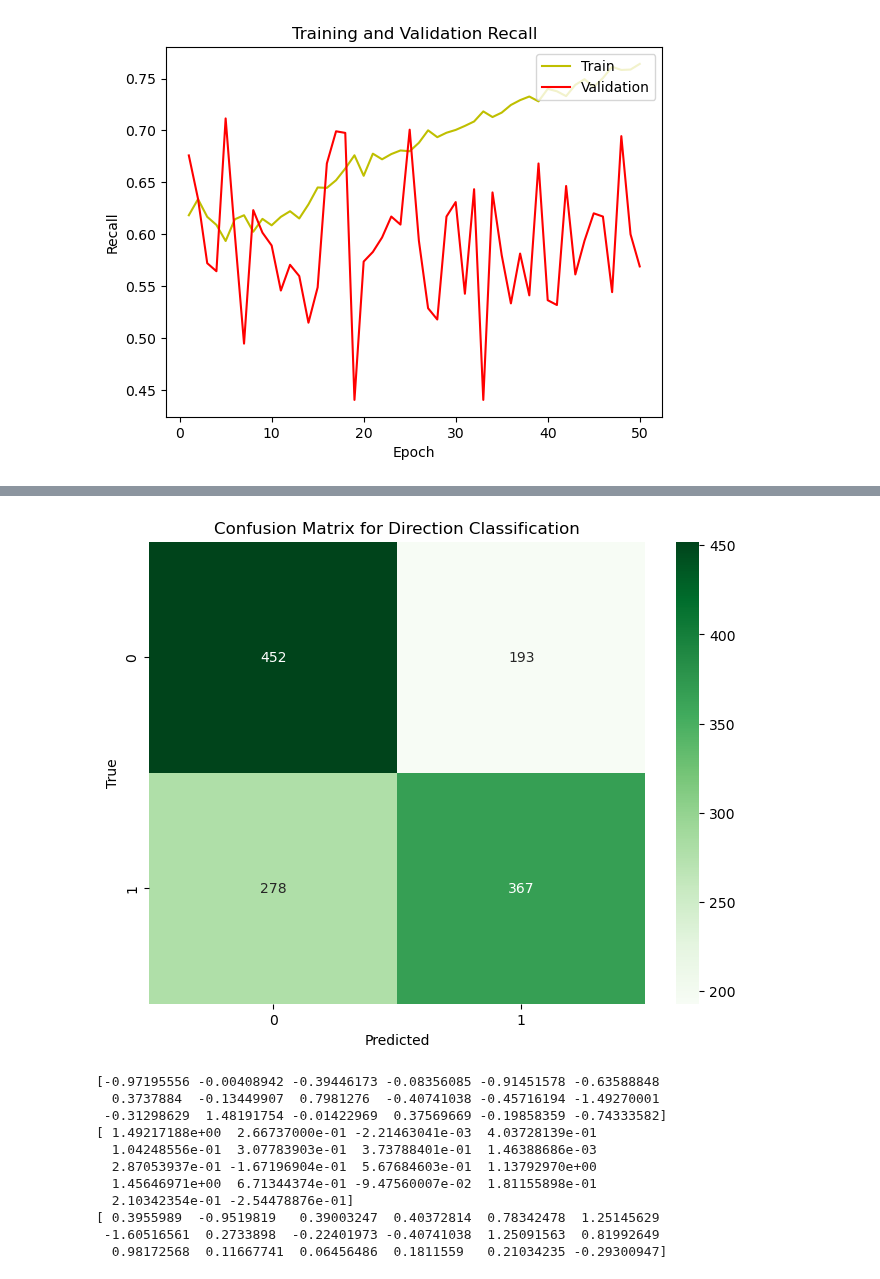
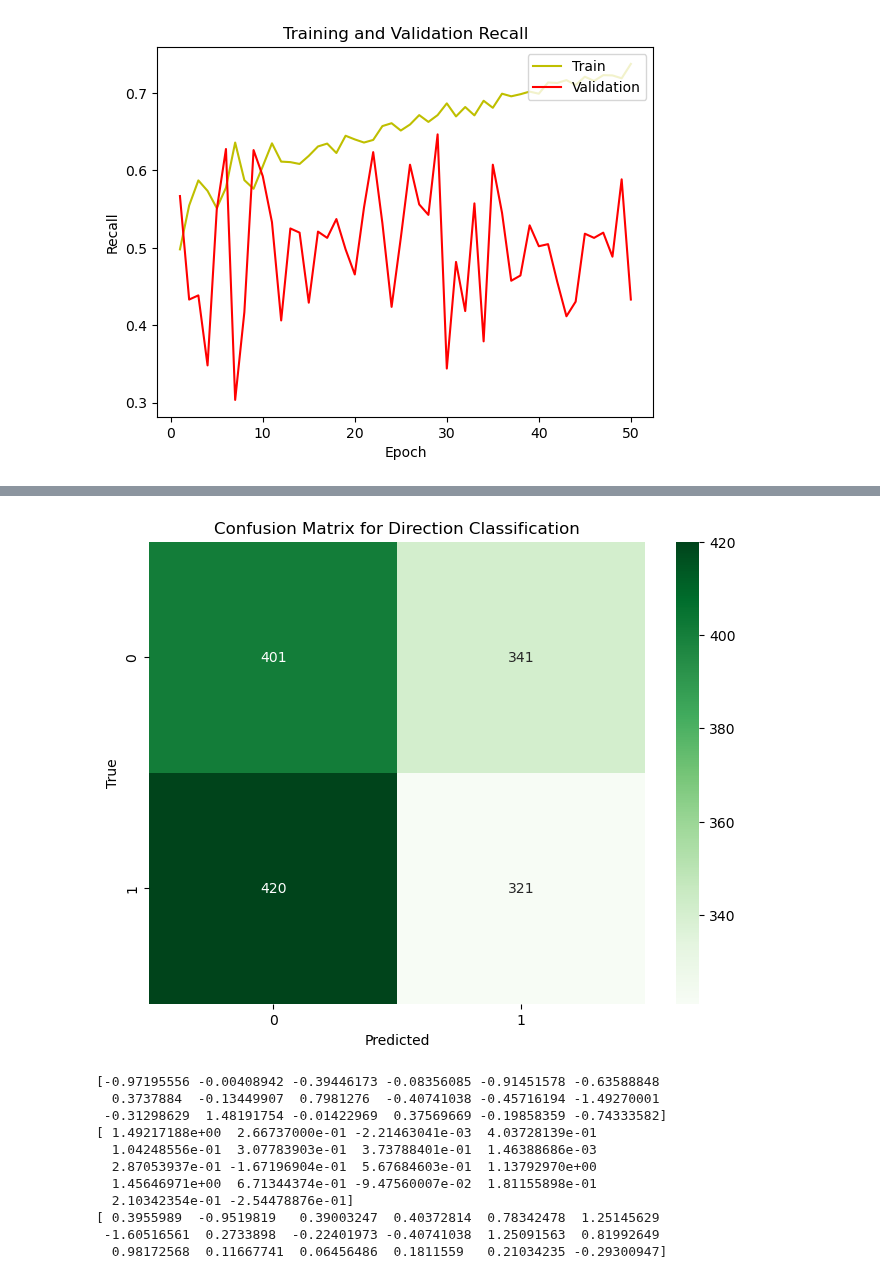
Before and after one commit to Logan-Kelsch/-ES-NN-test1, a Jupyter notebook: NN/NN_V3.0/dual_model.ipynb, the cells around one changed output, grey strips where cells are left out. Drawn from its saved outputs; the diff is of its cells as text; code cells hidden in the pictures.

```diff
--- a/NN/NN_V3.0/dual_model.ipynb
+++ b/NN/NN_V3.0/dual_model.ipynb
@@ -31,7 +31,7 @@ from imblearn.over_sampling import SMOTE
 data = pd.read_csv('catted_4.csv')
 
 #      'MOVE' 'DIR'
-testFor = 'MOVE'
+testFor = 'DIR'
 #testing random feature drops
 #TREND
 '''
@@ -535 +535 @@ Epoch 50 - Train Accuracy: 0.7933 - Val Accuracy: 0.6349
-[figure, old version]
+[figure, new version]
@@ -537,3 +537,3 @@ Epoch 50 - Train Accuracy: 0.7933 - Val Accuracy: 0.6349
-[figure, old version]
+[figure, new version]
 # %%
 # Save the model
```
Also changed, not shown: parts of 2 cells of this notebook, 1 other file.
